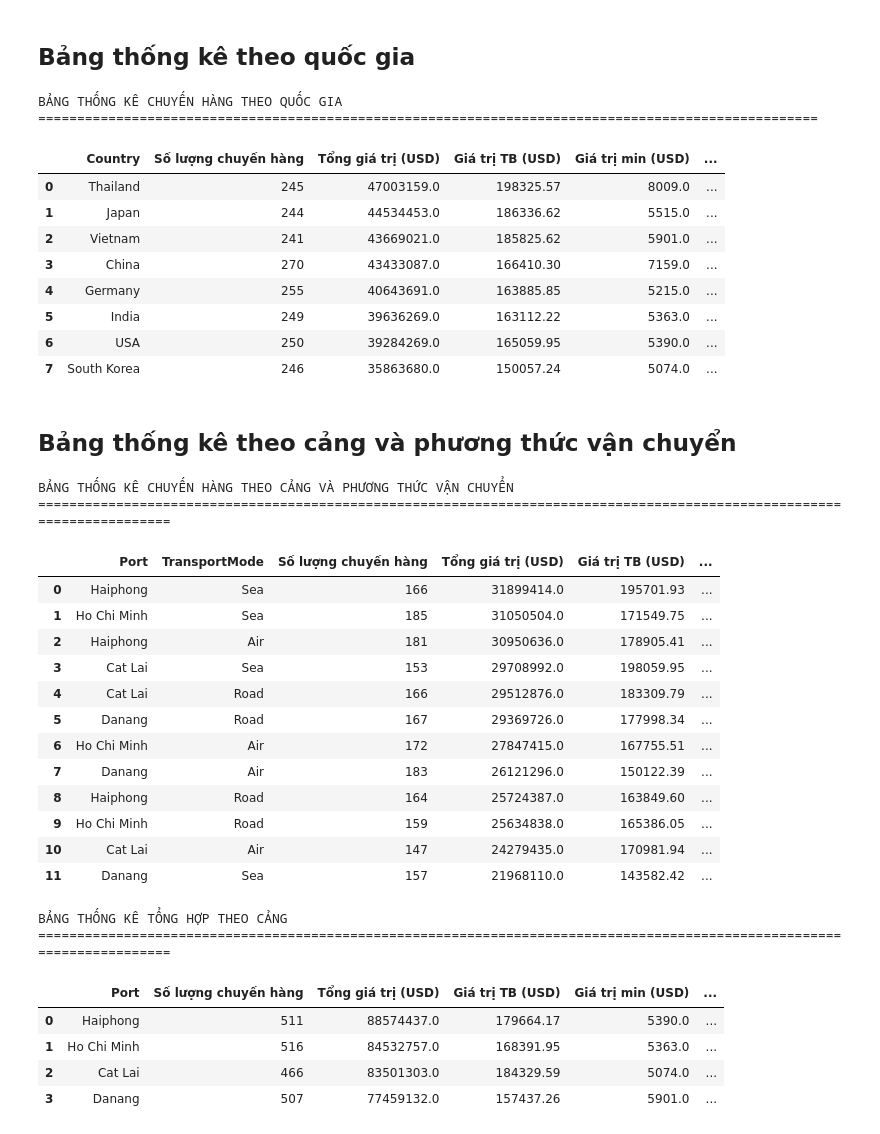
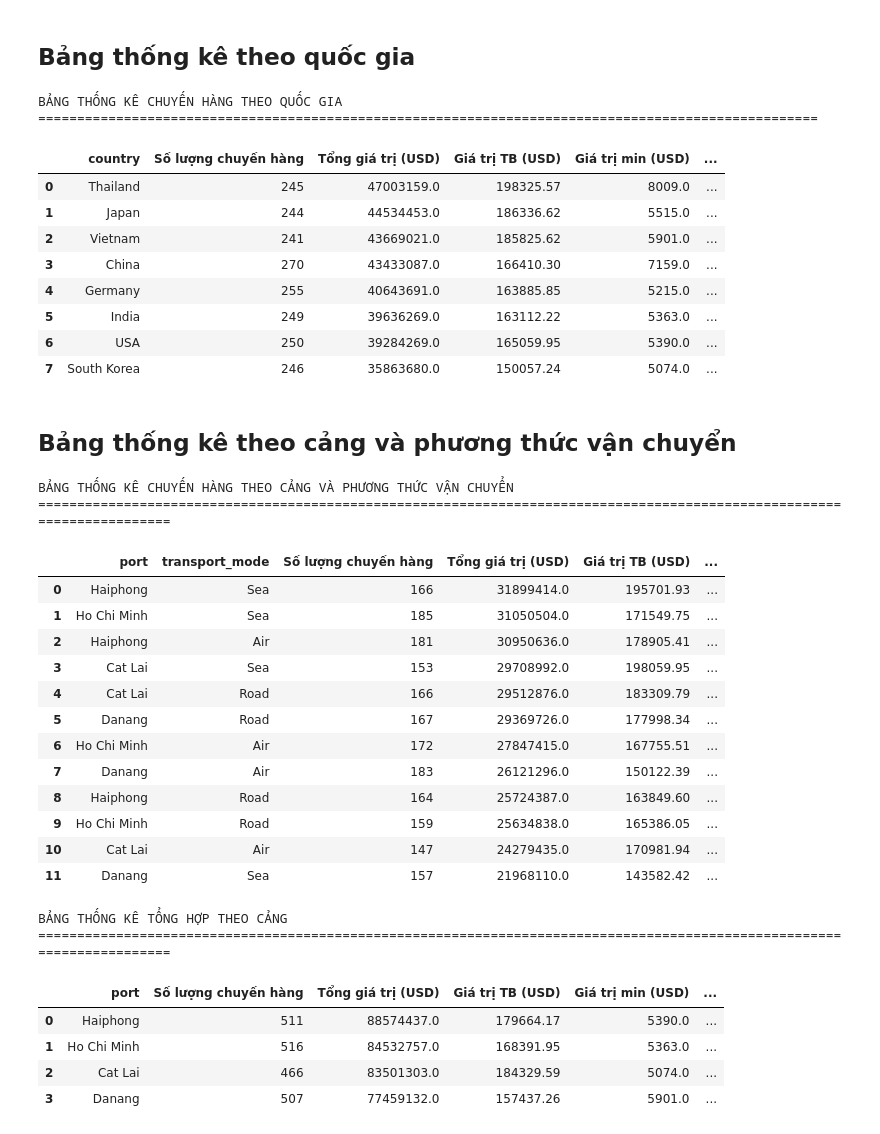
Before and after one commit to ngothanhtung/python-for-data-analysis, a Jupyter notebook: flask/notebook/logistics.ipynb, the cells around one changed output. Cells and saved outputs as stored; diff of their text form; code cells hidden in the pictures.

```diff
--- a/flask/notebook/logistics.ipynb
+++ b/flask/notebook/logistics.ipynb
@@ -242,10 +242,10 @@ fig.show()
 ## Bảng thống kê theo quốc gia
 # %%
 # Tạo bảng thống kê theo quốc gia
-country_stats = df.groupby('Country').agg({
-    'ShipmentID': 'count',
-    'Value(USD)': ['sum', 'mean', 'min', 'max'],
-    'Quantity(kg)': 'sum'
+country_stats = df.groupby('country').agg({
+    'shipment_id': 'count',
+    'value_usd': ['sum', 'mean', 'min', 'max'],
+    'quantity_kg': 'sum'
 }).round(2)
 
 # Đổi tên cột
@@ -263,7 +263,7 @@ country_stats
 # %% [output]
 BẢNG THỐNG KÊ CHUYẾN HÀNG THEO QUỐC GIA
 ====================================================================================================
-|  | Country | Số lượng chuyến hàng | Tổng giá trị (USD) | Giá trị TB (USD) | Giá trị min (USD) | ... |
+|  | country | Số lượng chuyến hàng | Tổng giá trị (USD) | Giá trị TB (USD) | Giá trị min (USD) | ... |
 | 0 | Thailand | 245 | 47003159.0 | 198325.57 | 8009.0 | ... |
 | 1 | Japan | 244 | 44534453.0 | 186336.62 | 5515.0 | ... |
 | 2 | Vietnam | 241 | 43669021.0 | 185825.62 | 5901.0 | ... |
@@ -276,35 +276,35 @@ BẢNG THỐNG KÊ CHUYẾN HÀNG THEO QUỐC GIA
 ## Bảng thống kê theo cảng và phương thức vận chuyển
 # %%
 # Tạo bảng thống kê theo cảng và phương thức vận chuyển
-port_transport_stats = df.groupby(['Port', 'TransportMode']).agg({
-    'ShipmentID': 'count',
-    'Value(USD)': ['sum', 'mean'],
-    'Quantity(kg)': 'sum',
-    'ClearanceTime(days)': 'mean'
+port_transport_stats = df.groupby(['port', 'transport_mode']).agg({
+    'shipment_id': 'count',
+    'value_usd': ['sum', 'mean'],
+    'quantity_kg': 'sum',
+    'clearance_time_days': 'mean'
 }).round(2)
 
 # Đổi tên cột
 port_transport_stats.columns = [
     'Số lượng chuyến hàng',
     'Tổng giá trị (USD)',
     'Giá trị TB (USD)',
     'Tổng khối lượng (kg)',
     'Thời gian thông quan TB (ngày)'
 ]
 
 # Sắp xếp theo tổng giá trị giảm dần
 port_transport_stats = port_transport_stats.sort_values('Tổng giá trị (USD)', ascending=False)
 
 # Reset index
 port_transport_stats = port_transport_stats.reset_index()
 
 print("BẢNG THỐNG KÊ CHUYẾN HÀNG THEO CẢNG VÀ PHƯƠNG THỨC VẬN CHUYỂN")
 print("="*120)
 port_transport_stats
 # %% [output]
 BẢNG THỐNG KÊ CHUYẾN HÀNG THEO CẢNG VÀ PHƯƠNG THỨC VẬN CHUYỂN
 ========================================================================================================================
-|  | Port | TransportMode | Số lượng chuyến hàng | Tổng giá trị (USD) | Giá trị TB (USD) | ... |
+|  | port | transport_mode | Số lượng chuyến hàng | Tổng giá trị (USD) | Giá trị TB (USD) | ... |
 | 0 | Haiphong | Sea | 166 | 31899414.0 | 195701.93 | ... |
 | 1 | Ho Chi Minh | Sea | 185 | 31050504.0 | 171549.75 | ... |
 | 2 | Haiphong | Air | 181 | 30950636.0 | 178905.41 | ... |
@@ -319,11 +319,11 @@ BẢNG THỐNG KÊ CHUYẾN HÀNG THEO CẢNG VÀ PHƯƠNG THỨC VẬN CHUYỂN
 | 11 | Danang | Sea | 157 | 21968110.0 | 143582.42 | ... |
 # %%
 # Thống kê tổng hợp theo cảng
-port_stats = df.groupby('Port').agg({
-    'ShipmentID': 'count',
-    'Value(USD)': ['sum', 'mean', 'min', 'max'],
-    'Quantity(kg)': 'sum',
-    'ClearanceTime(days)': 'mean'
+port_stats = df.groupby('port').agg({
+    'shipment_id': 'count',
+    'value_usd': ['sum', 'mean', 'min', 'max'],
+    'quantity_kg': 'sum',
+    'clearance_time_days': 'mean'
 }).round(2)
 
 # Đổi tên cột
@@ -349,7 +349,7 @@ port_stats
 # %% [output]
 BẢNG THỐNG KÊ TỔNG HỢP THEO CẢNG
 ========================================================================================================================
-|  | Port | Số lượng chuyến hàng | Tổng giá trị (USD) | Giá trị TB (USD) | Giá trị min (USD) | ... |
+|  | port | Số lượng chuyến hàng | Tổng giá trị (USD) | Giá trị TB (USD) | Giá trị min (USD) | ... |
 | 0 | Haiphong | 511 | 88574437.0 | 179664.17 | 5390.0 | ... |
 | 1 | Ho Chi Minh | 516 | 84532757.0 | 168391.95 | 5363.0 | ... |
 | 2 | Cat Lai | 466 | 83501303.0 | 184329.59 | 5074.0 | ... |
```
Also changed, not shown: parts of 9 cells of this notebook.
